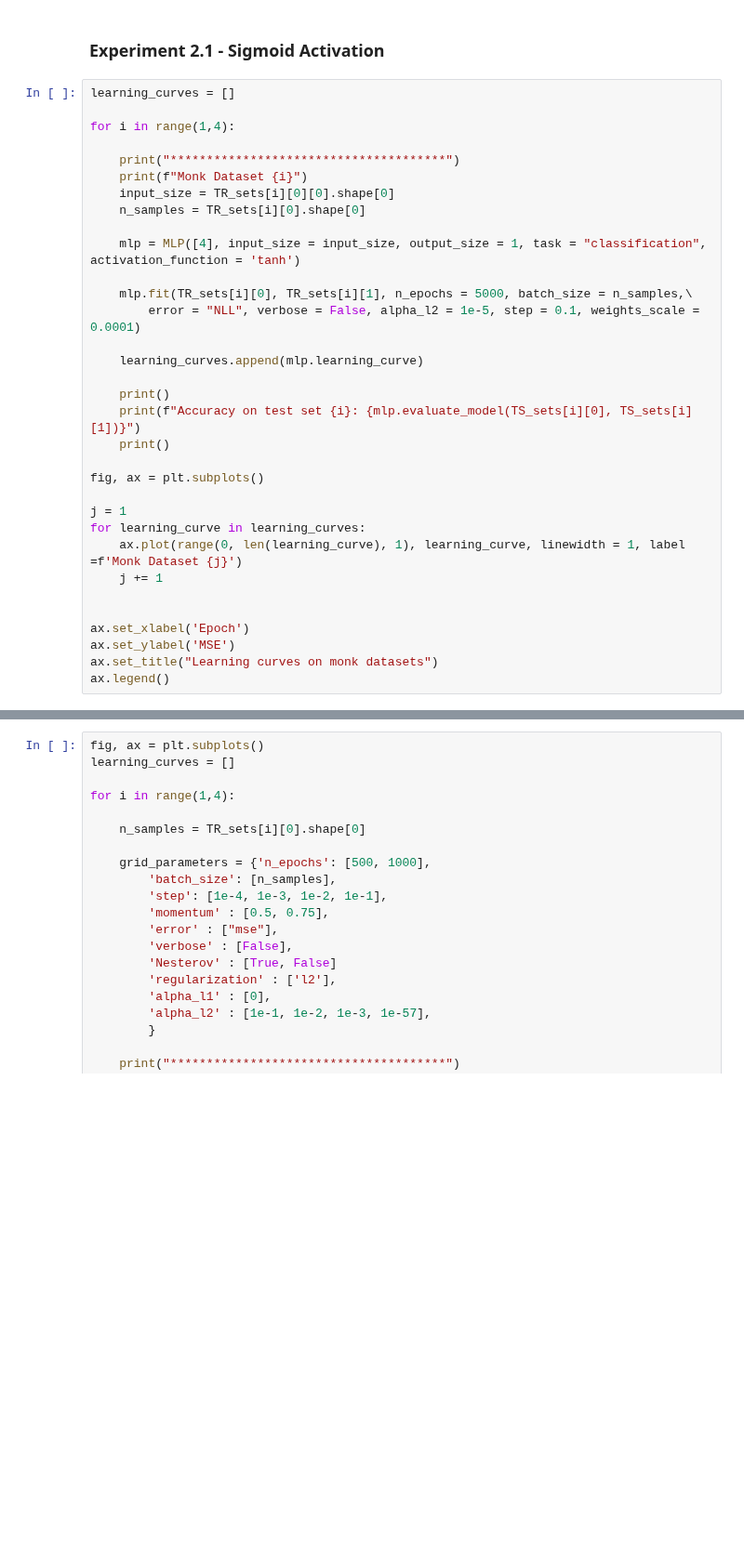
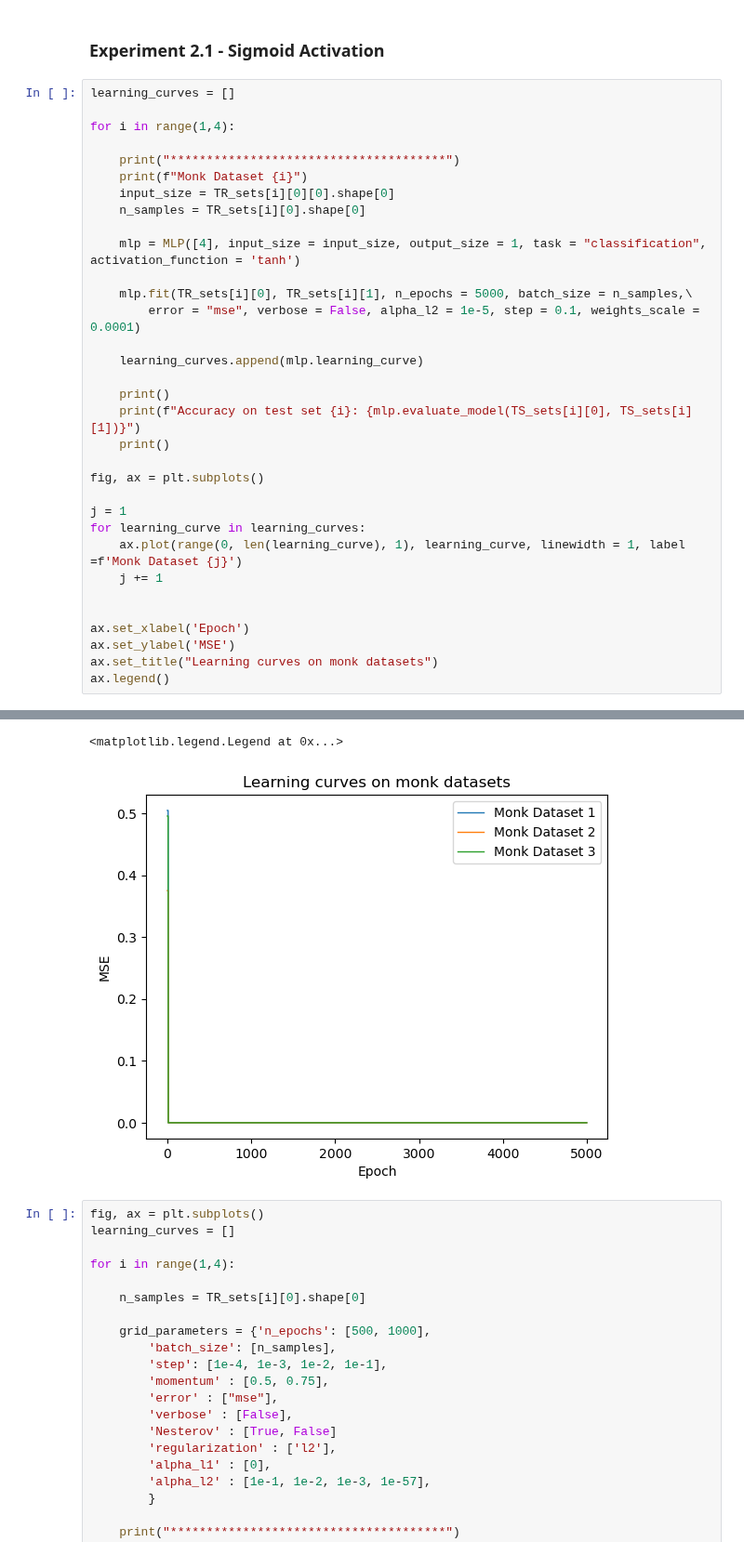
Before and after one commit to DreRnc/MLx2, a Jupyter notebook: Experiments.ipynb, the cells around one changed output, grey strips where cells are left out. Shown at 93% size. Saved outputs shown, nothing was run; the diff lists cells and outputs as text; blank space fills up the shorter version.

```diff
--- a/Experiments.ipynb
+++ b/Experiments.ipynb
@@ -63,7 +88,7 @@ for i in range(1,4):
     mlp = MLP([4], input_size = input_size, output_size = 1, task = "classification", activation_function = 'tanh')
 
     mlp.fit(TR_sets[i][0], TR_sets[i][1], n_epochs = 5000, batch_size = n_samples,\
-        error = "NLL", verbose = False, alpha_l2 = 1e-5, step = 0.1, weights_scale = 0.0001)
+        error = "mse", verbose = False, alpha_l2 = 1e-5, step = 0.1, weights_scale = 0.0001)
 
     learning_curves.append(mlp.learning_curve)
 
@@ -83,3 +108,4 @@ ax.set_xlabel('Epoch')
 ax.set_ylabel('MSE')
 ax.set_title("Learning curves on monk datasets")
 ax.legend()
+# %% [output]
@@ -86,3 +129,5 @@ ax.legend()
+<matplotlib.legend.Legend at 0x...>
+[figure, added]
 # %%
 fig, ax = plt.subplots()
 learning_curves = []
```
Also changed, not shown: parts of 4 cells of this notebook, 1 other file.
